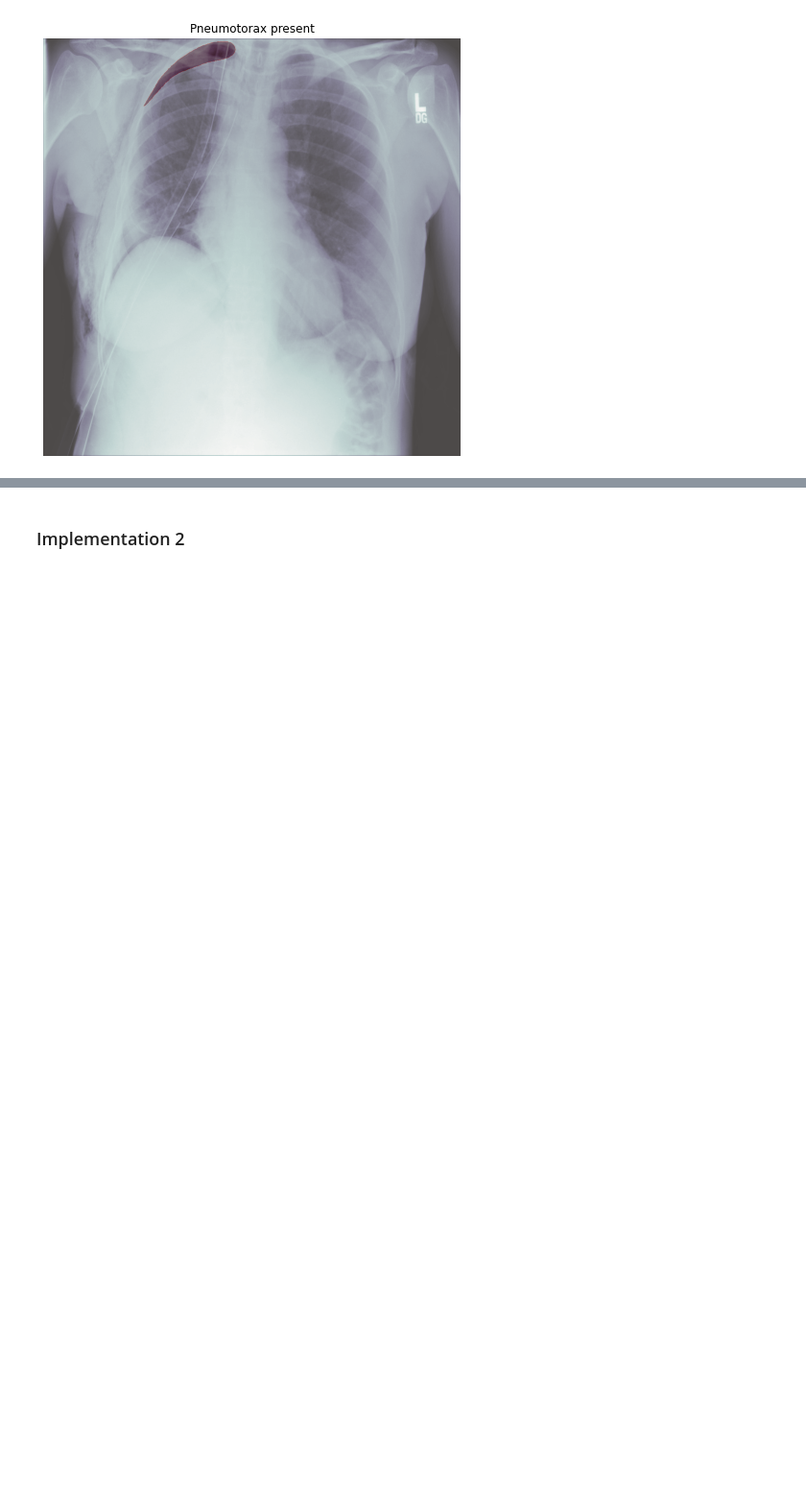
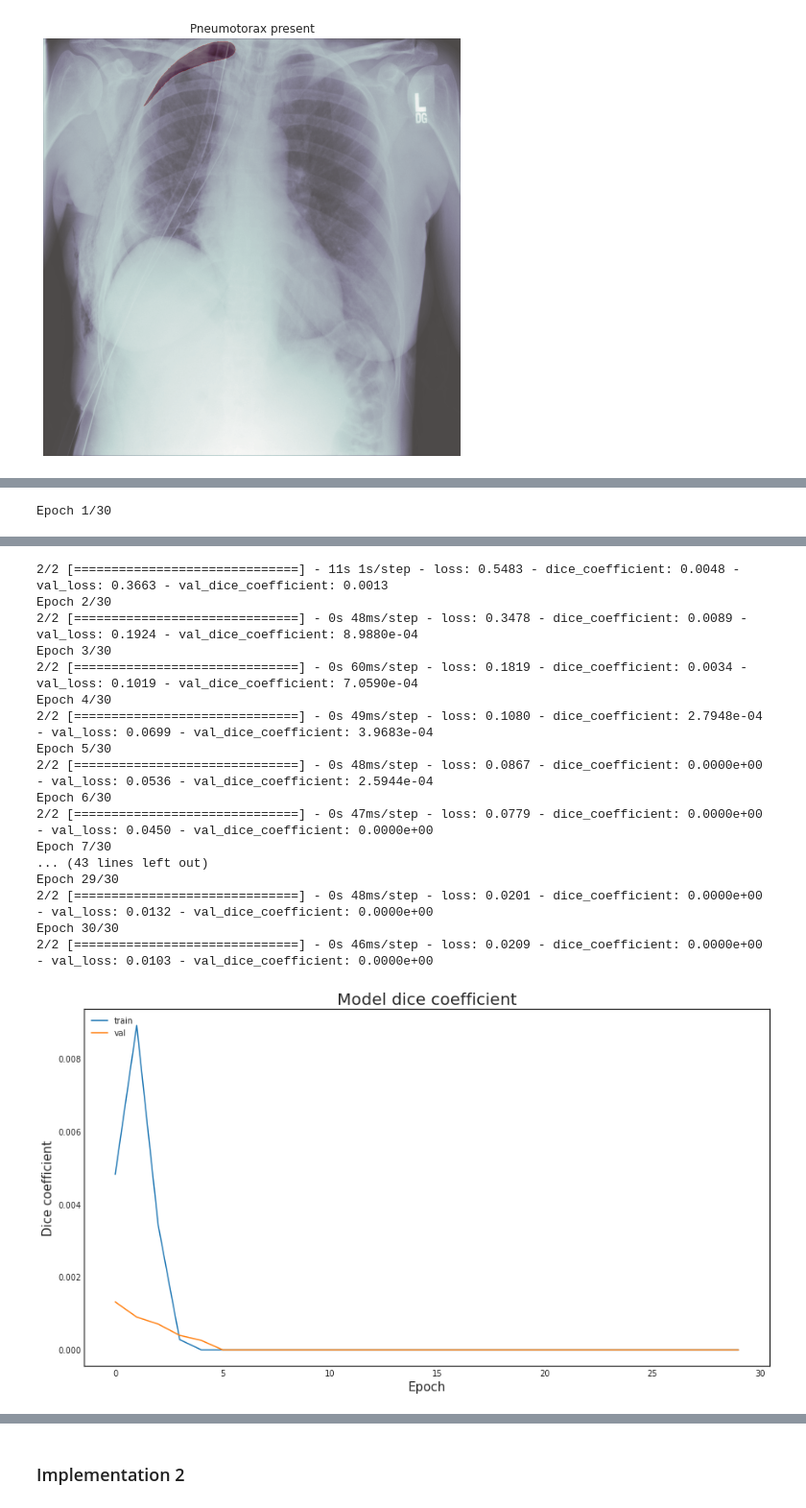
Before and after one commit to adriacarrasquilla/pneumothorax-segmentation, a Jupyter notebook: pneumothorax.ipynb, the cells around one changed output, grey strips where cells are left out. Shown at 96% size. Drawn from its saved outputs; the diff is of its cells as text; code cells hidden in the pictures; blank space fills up the shorter version.

```diff
--- a/pneumothorax.ipynb
+++ b/pneumothorax.ipynb
@@ -216,8 +210,10 @@ def rle2mask(rle, width, height):
 
     return mask.reshape(width, height).T
 # %%
+#fig, ax = plt.subplots(nrows=1, ncols=n_imgs, sharey=True, figsize=(20,5))
+n_imgs = 5
 root = "/kaggle/input/pneumothorax/train/dicom_files/"
-for i in range(0,5):
+for i in range(n_imgs):
     f_id = train["ImageId"][i]
     sample = pydicom.dcmread(f"{root}{f_id}.dcm")
     if train[" EncodedPixels"][i] == ' -1':
@@ -354,2 +464,0 @@ model.compile(optimizer='adam', loss='binary_crossentropy', metrics=metrics)
-# %%
-model.fit(X_train, Y_train, validation_split=.2, batch_size=32, epochs=1)
@@ -358,0 +465,13 @@ model.fit(X_train, Y_train, validation_split=.2, batch_size=32, epochs=1)
+# %%
+# Training with the first approach for the data
+img_size = 256
+epochs = 30
+
+model = UNet(input_shape=(img_size, img_size, 1))
+metrics = [dice_coefficient]
+model.compile(optimizer='adam', loss='binary_crossentropy', metrics=metrics)
+
+history = model.fit(X_train, Y_train, validation_split=.2, batch_size=32, epochs=epochs)
+
+plot_history(history)
+# %% [output]
@@ -358,0 +491 @@ model.fit(X_train, Y_train, validation_split=.2, batch_size=32, epochs=1)
+Epoch 1/30
@@ -358,0 +493,18 @@ model.fit(X_train, Y_train, validation_split=.2, batch_size=32, epochs=1)
+2/2 [==============================] - 11s 1s/step - loss: 0.5483 - dice_coefficient: 0.0048 - val_loss: 0.3663 - val_dice_coefficient: 0.0013
+Epoch 2/30
+2/2 [==============================] - 0s 48ms/step - loss: 0.3478 - dice_coefficient: 0.0089 - val_loss: 0.1924 - val_dice_coefficient: 8.9880e-04
+Epoch 3/30
+2/2 [==============================] - 0s 60ms/step - loss: 0.1819 - dice_coefficient: 0.0034 - val_loss: 0.1019 - val_dice_coefficient: 7.0590e-04
+Epoch 4/30
+2/2 [==============================] - 0s 49ms/step - loss: 0.1080 - dice_coefficient: 2.7948e-04 - val_loss: 0.0699 - val_dice_coefficient: 3.9683e-04
+Epoch 5/30
+2/2 [==============================] - 0s 48ms/step - loss: 0.0867 - dice_coefficient: 0.0000e+00 - val_loss: 0.0536 - val_dice_coefficient: 2.5944e-04
+Epoch 6/30
+2/2 [==============================] - 0s 47ms/step - loss: 0.0779 - dice_coefficient: 0.0000e+00 - val_loss: 0.0450 - val_dice_coefficient: 0.0000e+00
+Epoch 7/30
+... (43 lines left out)
+Epoch 29/30
+2/2 [==============================] - 0s 48ms/step - loss: 0.0201 - dice_coefficient: 0.0000e+00 - val_loss: 0.0132 - val_dice_coefficient: 0.0000e+00
+Epoch 30/30
+2/2 [==============================] - 0s 46ms/step - loss: 0.0209 - dice_coefficient: 0.0000e+00 - val_loss: 0.0103 - val_dice_coefficient: 0.0000e+00
+[figure, added]
```
Also changed, not shown: parts of 70 cells of this notebook.
